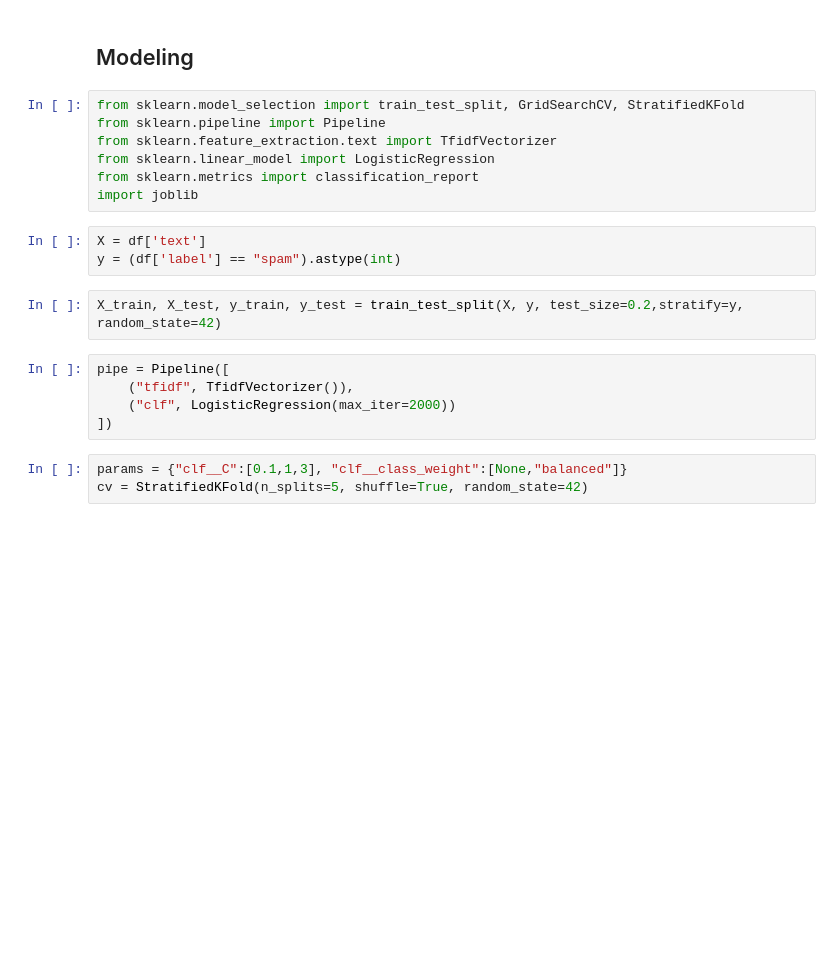
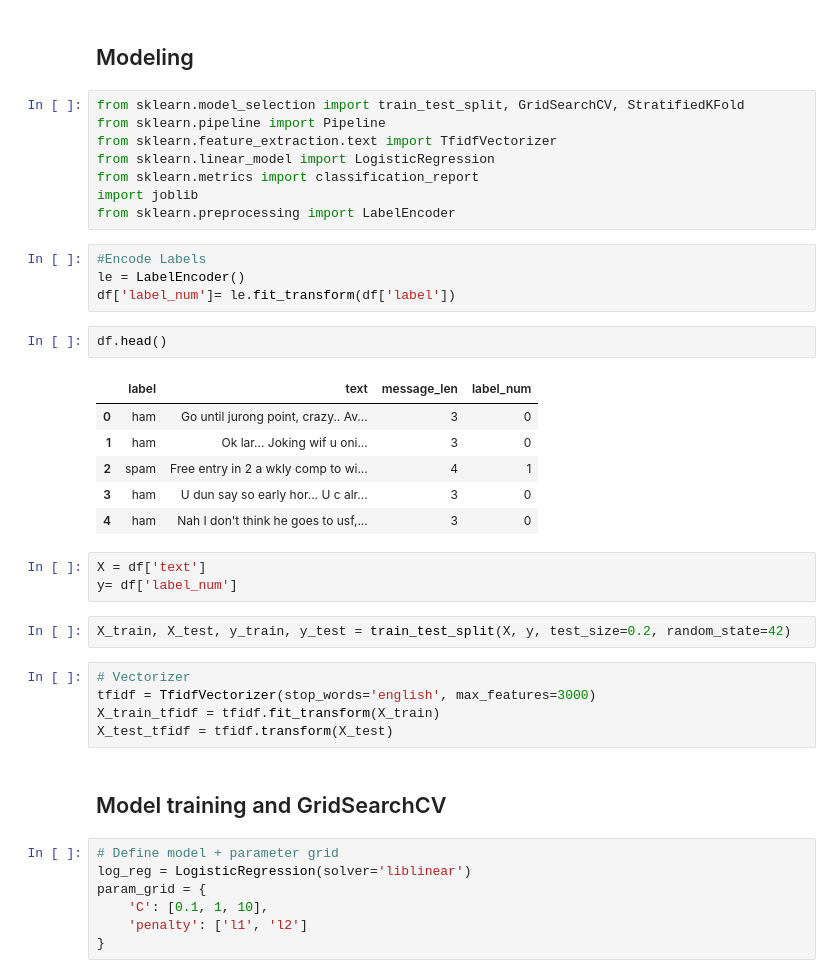
Before and after one commit to csubash01/Spam_Ham, a Jupyter notebook: spam_ham.ipynb, the cells around one changed output. Drawn from its saved outputs; the diff is of its cells as text; blank space fills up the shorter version.

```diff
--- a/spam_ham.ipynb
+++ b/spam_ham.ipynb
@@ -75,17 +91,37 @@ from sklearn.feature_extraction.text import TfidfVectorizer
 from sklearn.linear_model import LogisticRegression
 from sklearn.metrics import classification_report
 import joblib
+from sklearn.preprocessing import LabelEncoder
+# %%
+#Encode Labels
+le = LabelEncoder()
+df['label_num']= le.fit_transform(df['label'])
+# %%
+df.head()
+# %% [output]
+|  | label | text | message_len | label_num |
+| 0 | ham | Go until jurong point, crazy.. Av... | 3 | 0 |
+| 1 | ham | Ok lar... Joking wif u oni... | 3 | 0 |
+| 2 | spam | Free entry in 2 a wkly comp to wi... | 4 | 1 |
+| 3 | ham | U dun say so early hor... U c alr... | 3 | 0 |
+| 4 | ham | Nah I don't think he goes to usf,... | 3 | 0 |
 # %%
 X = df['text']
-y = (df['label'] == "spam").astype(int)
+y= df['label_num']
 # %%
-X_train, X_test, y_train, y_test = train_test_split(X, y, test_size=0.2,stratify=y, random_state=42)
+X_train, X_test, y_train, y_test = train_test_split(X, y, test_size=0.2, random_state=42)
 # %%
-pipe = Pipeline([
-    ("tfidf", TfidfVectorizer()),
-    ("clf", LogisticRegression(max_iter=2000))
-])
+# Vectorizer
+tfidf = TfidfVectorizer(stop_words='english', max_features=3000)
+X_train_tfidf = tfidf.fit_transform(X_train)
+X_test_tfidf = tfidf.transform(X_test)
+# %% [markdown]
+## Model training and GridSearchCV
 # %%
-params = {"clf__C":[0.1,1,3], "clf__class_weight":[None,"balanced"]}
-cv = StratifiedKFold(n_splits=5, shuffle=True, random_state=42)
+# Define model + parameter grid
+log_reg = LogisticRegression(solver='liblinear')
+param_grid = {
+    'C': [0.1, 1, 10],
+    'penalty': ['l1', 'l2']
+}
 # %%
```
Also changed, not shown: parts of 15 cells of this notebook, 3 other files.
